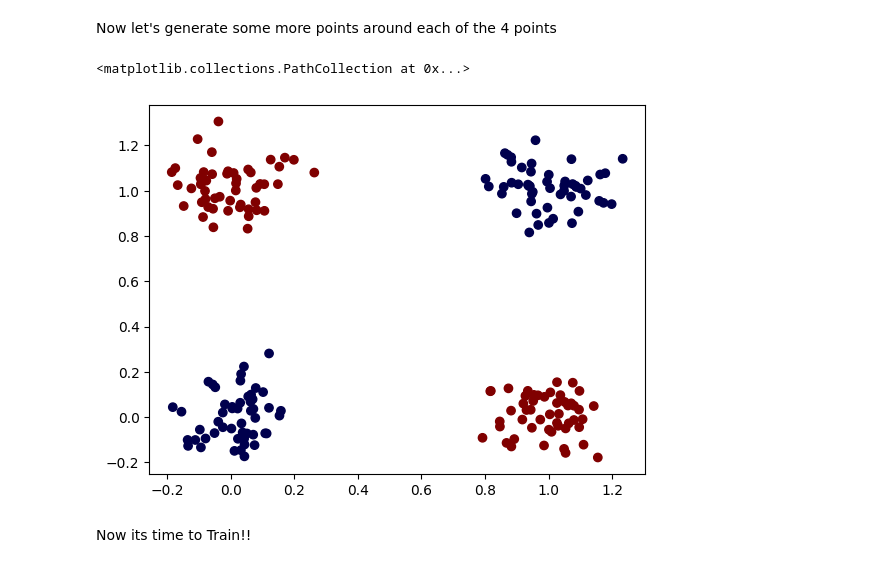
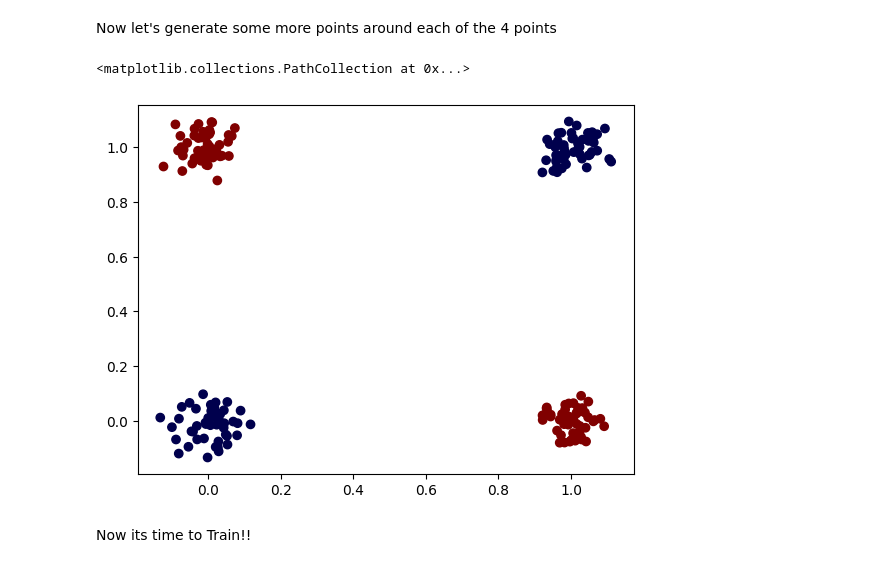
Before and after one commit to KubaJerz/learn-ml, a Jupyter notebook: tinkerLab/07lesson_eyes_everywhere.ipynb, the cells around one changed output. Cells and saved outputs as stored; diff of their text form; code cells hidden in the pictures.

```diff
--- a/tinkerLab/07lesson_eyes_everywhere.ipynb
+++ b/tinkerLab/07lesson_eyes_everywhere.ipynb
@@ -45,22 +44,22 @@ Now let's generate some more points around each of the 4 points
 # %%
 num_points_per_cluster = 50
 
 # Noise to add around each point
-noise_scale = 0.1
+noise_scale = 0.05
 
 #Expand both lists to be: num_points_per_cluster * 4
 X = X.repeat(num_points_per_cluster, 1)
 y = y.repeat(num_points_per_cluster, 1)
 
 # Now lets add the noise to each point
 noise = torch.randn(X.shape) * noise_scale #creates an array of random noise values with the same size as the X matrix
 X = X + noise #add the noise to each point
 
 
 plt.scatter(X[:,0],X[:,1], c=y, cmap='seismic')
 # %% [output]
 <matplotlib.collections.PathCollection at 0x...>
-[figure, old version]
+[figure, new version]
 # %% [markdown]
 Now its time to Train!!
 # %%
```
Also changed, not shown: parts of 12 cells of this notebook, 2 other files.
